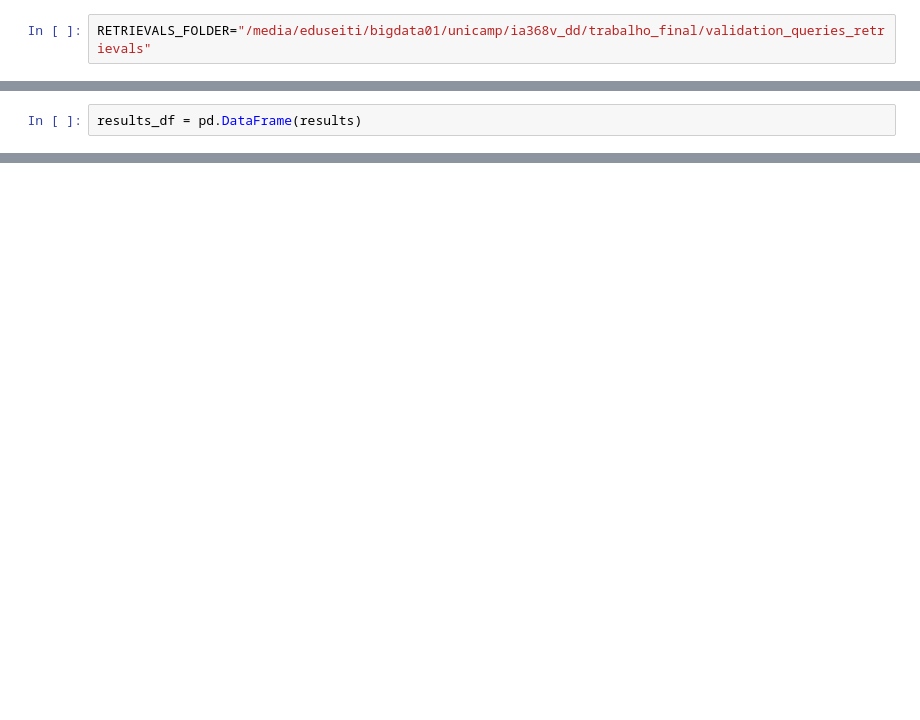
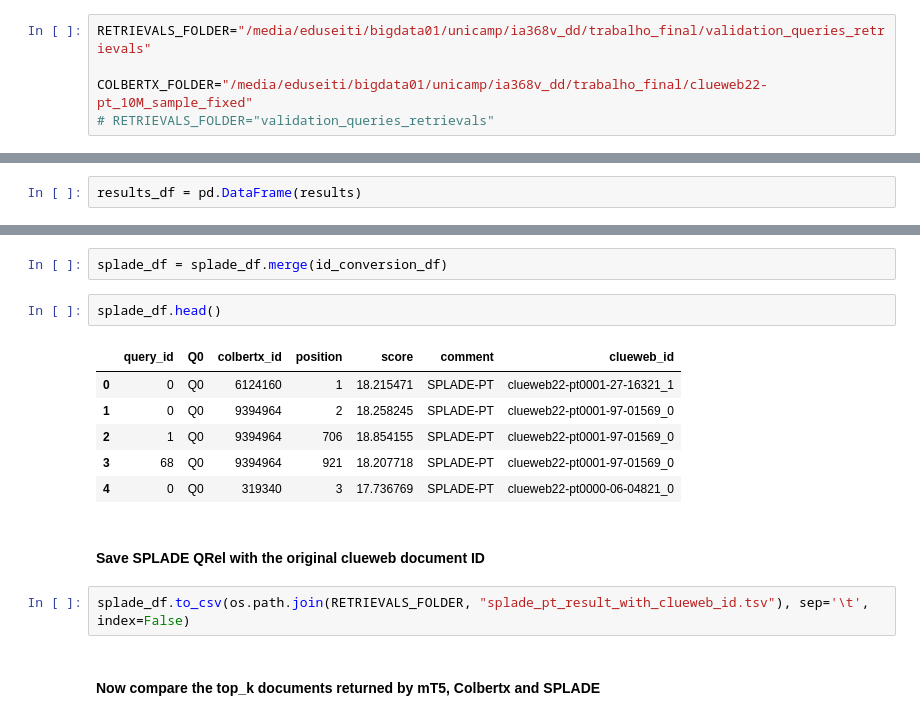
Before and after one commit to eduseiti/unicamp_IR, a Jupyter notebook: checking_retrievals.ipynb, the cells around one changed output, grey strips where cells are left out. Saved outputs shown, nothing was run; the diff lists cells and outputs as text; blank space fills up the shorter version.

```diff
--- a/checking_retrievals.ipynb
+++ b/checking_retrievals.ipynb
@@ -13,6 +13,9 @@ os.getcwd()
 '/media/eduseiti/bigdata01/unicamp/ia368v_dd/unicamp_IR'
 # %%
 RETRIEVALS_FOLDER="/media/eduseiti/bigdata01/unicamp/ia368v_dd/trabalho_final/validation_queries_retrievals"
+
+COLBERTX_FOLDER="/media/eduseiti/bigdata01/unicamp/ia368v_dd/trabalho_final/clueweb22-pt_10M_sample_fixed"
+# RETRIEVALS_FOLDER="validation_queries_retrievals"
 # %% [markdown]
 ### Check BM25 + mT5 retrieval
 # %%
@@ -322,0 +234,17 @@ Name: common_proportion, dtype: float64
+# %%
+splade_df = splade_df.merge(id_conversion_df)
+# %%
+splade_df.head()
+# %% [output]
+|  | query_id | Q0 | colbertx_id | position | score | comment | clueweb_id |
+| 0 | 0 | Q0 | 6124160 | 1 | 18.215471 | SPLADE-PT | clueweb22-pt0001-27-16321_1 |
+| 1 | 0 | Q0 | 9394964 | 2 | 18.258245 | SPLADE-PT | clueweb22-pt0001-97-01569_0 |
+| 2 | 1 | Q0 | 9394964 | 706 | 18.854155 | SPLADE-PT | clueweb22-pt0001-97-01569_0 |
+| 3 | 68 | Q0 | 9394964 | 921 | 18.207718 | SPLADE-PT | clueweb22-pt0001-97-01569_0 |
+| 4 | 0 | Q0 | 319340 | 3 | 17.736769 | SPLADE-PT | clueweb22-pt0000-06-04821_0 |
+# %% [markdown]
+#### Save SPLADE QRel with the original clueweb document ID
+# %%
+splade_df.to_csv(os.path.join(RETRIEVALS_FOLDER, "splade_pt_result_with_clueweb_id.tsv"), sep='\t', index=False)
+# %% [markdown]
+#### Now compare the top_k documents returned by mT5, Colbertx and SPLADE
```
Also changed, not shown: parts of 49 cells of this notebook, 1 other file.
